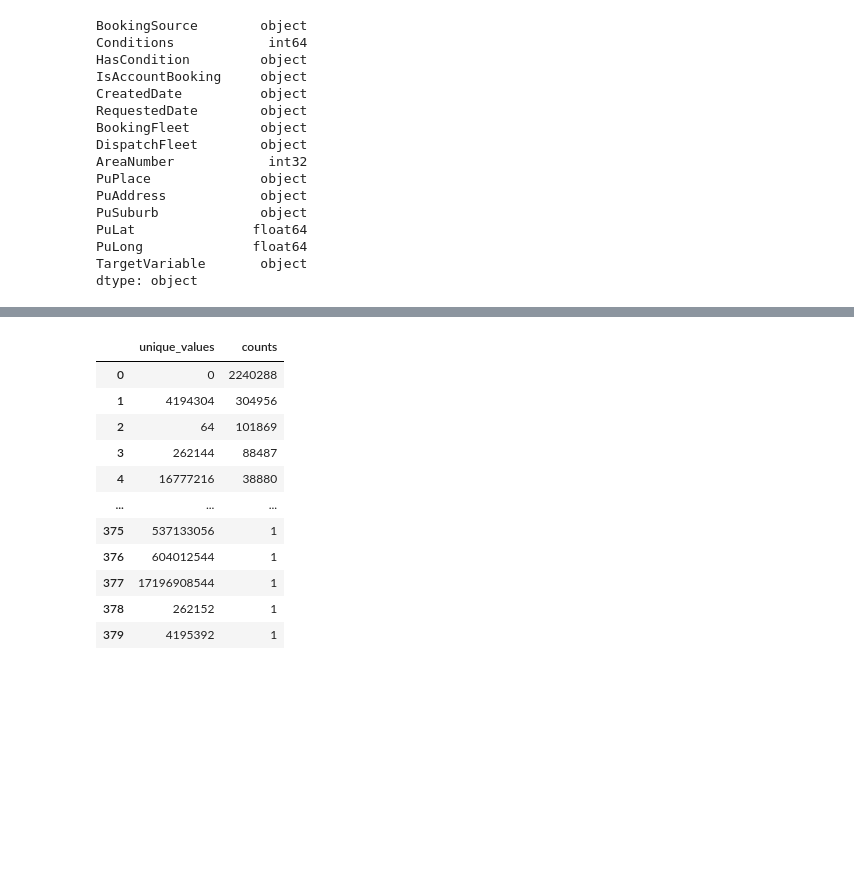
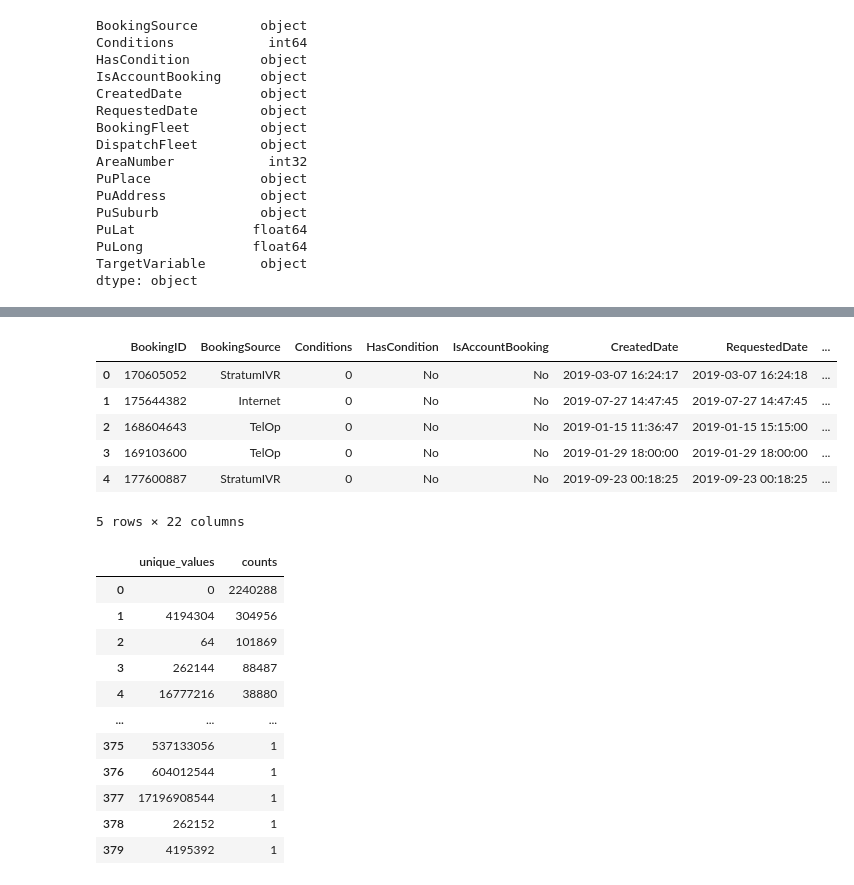
Before and after one commit to xhua0336/Taxi_booking_analysis, a Jupyter notebook: Feature_engineering.ipynb, the cells around one changed output, grey strips where cells are left out. Cells and saved outputs as stored; diff of their text form; code cells hidden in the pictures; blank space fills up the shorter version.

```diff
--- a/Feature_engineering.ipynb
+++ b/Feature_engineering.ipynb
@@ -102,3 +144,13 @@ dtype: object
+# %%
+val_data.head()
+# %% [output]
+|  | BookingID | BookingSource | Conditions | HasCondition | IsAccountBooking | CreatedDate | RequestedDate | ... |
+| 0 | 170605052 | StratumIVR | 0 | No | No | 2019-03-07 16:24:17 | 2019-03-07 16:24:18 | ... |
+| 1 | 175644382 | Internet | 0 | No | No | 2019-07-27 14:47:45 | 2019-07-27 14:47:45 | ... |
+| 2 | 168604643 | TelOp | 0 | No | No | 2019-01-15 11:36:47 | 2019-01-15 15:15:00 | ... |
+| 3 | 169103600 | TelOp | 0 | No | No | 2019-01-29 18:00:00 | 2019-01-29 18:00:00 | ... |
+| 4 | 177600887 | StratumIVR | 0 | No | No | 2019-09-23 00:18:25 | 2019-09-23 00:18:25 | ... |
+5 rows × 22 columns
 # %%
 #BookingSource variable
 Conditions_count = data['Conditions'].value_counts().rename_axis('unique_values').reset_index(name='counts')
```
Also changed, not shown: parts of 15 cells of this notebook.
